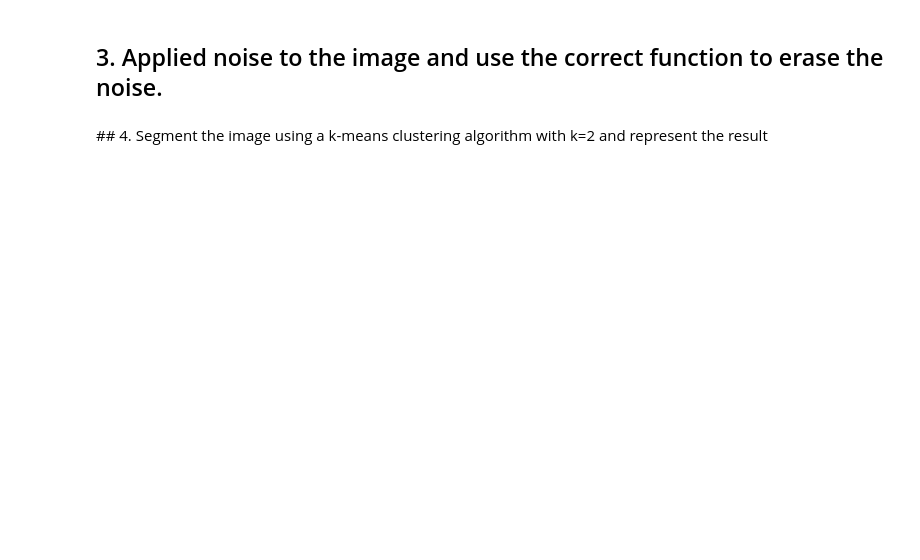
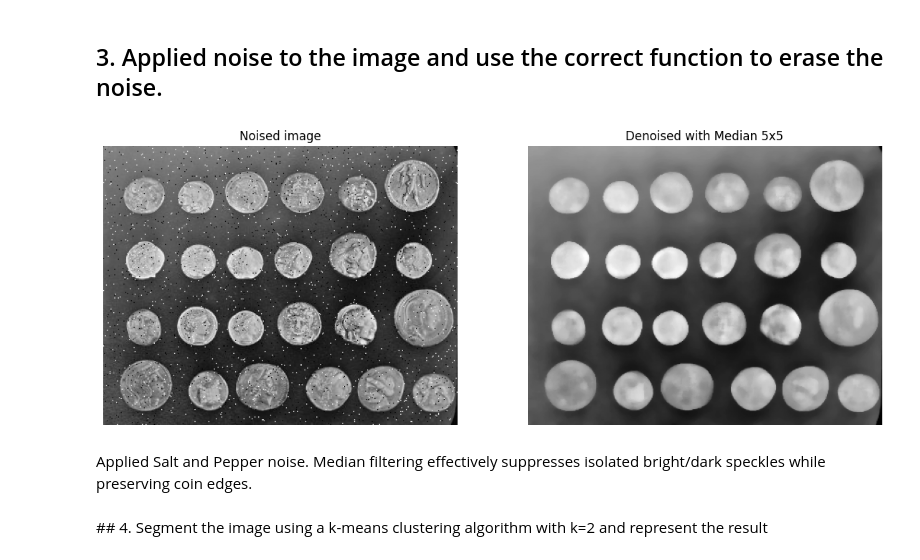
Before and after one commit to fillolafa93/Computer-Vision, a Jupyter notebook: Tirana_CV_Test.ipynb, the cells around one changed output. Cells and saved outputs as stored; diff of their text form; code cells hidden in the pictures; blank space fills up the shorter version.

```diff
--- a/Tirana_CV_Test.ipynb
+++ b/Tirana_CV_Test.ipynb
@@ -10,4 +44,41 @@
 # %% [markdown]
 ## 3. Applied noise to the image and use the correct function to erase the noise.
+# %%
+from skimage import data
+from skimage import img_as_ubyte
+from skimage.morphology import disk
+from skimage.filters import median
+## Noisy image: Add some noise by randomly setting some pixels to 0 or 255 (salt and pepper noise)
+noise = np.random.random(coins.shape) # uniform random numbers between 0 and 1
+noisy_image = img_as_ubyte(data.coins())
+noisy_image[noise > 0.99] = 255
+noisy_image[noise < 0.01] = 0
+
+
+def plot_comparison(original, filtered, filter_name):
+
+    fig, (ax1, ax2) = plt.subplots(ncols=2, figsize=(14, 6), sharex=True,
+                                   sharey=True)
+    ax1.imshow(original, cmap=plt.cm.gray)
+    ax1.set_title('Noised image')
+    ax1.axis('off')
+    ax2.imshow(filtered, cmap=plt.cm.gray)
+    ax2.set_title(filter_name)
+    ax2.axis('off')
+
+# plot_comparison(coins,noisy_image,'Salt & Pepper noise')
+# plt.savefig('Noisy.png')
+
+# Median filter to erase the noise
+
+img = img_as_ubyte(noisy_image)
+sel5 = disk(5) # structuring element disk radius 5 pixels
+img_med5x5 = median(img, sel5)
+plot_comparison(img,img_med5x5,'Denoised with Median 5x5')
+plt.savefig('median.png')
+# %% [output]
+[figure, added]
+# %% [markdown]
+Applied Salt and Pepper noise. Median filtering effectively suppresses isolated bright/dark speckles while preserving coin edges.
 # %% [markdown]
 ## 4. Segment the image using a k-means clustering algorithm with k=2 and represent the result
```
Also changed, not shown: parts of 14 cells of this notebook.
